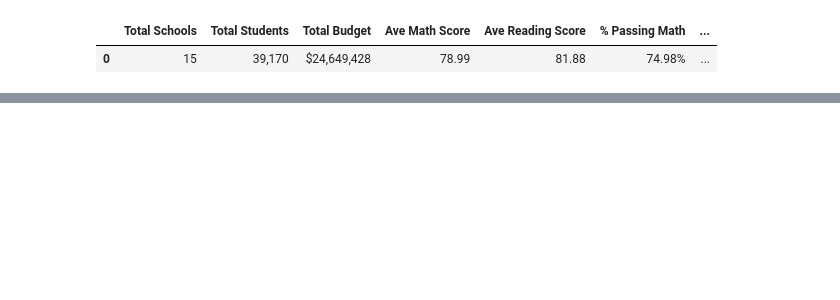
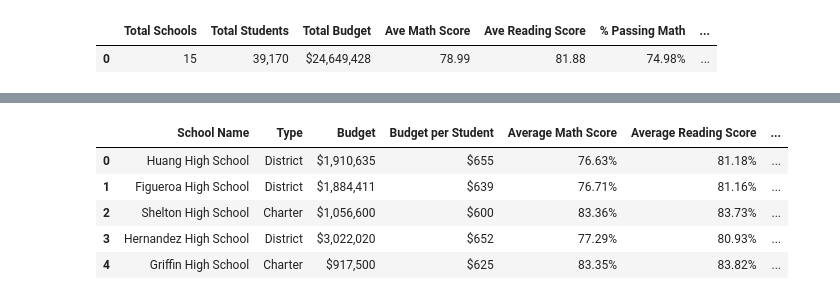
Before and after one commit to calindner/04---Assignment, a Jupyter notebook: AcedemyPy.ipynb, the cells around one changed output, grey strips where cells are left out. Saved outputs shown, nothing was run; the diff lists cells and outputs as text; code cells hidden in the pictures; blank space fills up the shorter version.

```diff
--- a/AcedemyPy.ipynb
+++ b/AcedemyPy.ipynb
@@ -118,0 +93,55 @@ School_Summary
+# %%
+
+school_summary = pd.concat([total_student_school,
+                          total_school_budget,
+                          per_student_budget,
+                          ave_math_school,
+                          ave_read_school,
+                          p_math_school,
+                          p_read_school,
+                          over_score_school], axis = 1)
+
+school_summary.reset_index=True
+
+school_summary = school_summary.rename(columns={"index": "School Name",
+                                               "student_name" : "Total Students",
+                                               "budget" : "Budget",
+                                               0: "Budget per Student",
+                                               "math_score" : "Average Math Score",
+                                               "reading_score": "Average Reading Score",
+                                               1 : "% Passing Math",
+                                               2 : "% Passing Reading",
+                                               3 : "Overall Passing"})
+
+school_summary = school_data.merge(school_summary, on="school_name")
+
+school_summary["Budget per Student"] = school_summary["Budget per Student"].astype(float).map("${:,.0f}".format)
+school_summary["Budget"] = school_summary["Budget"].astype(float).map("${:,.0f}".format)
+school_summary["Average Math Score"] = school_summary["Average Math Score"].astype(float).map("{:,.2f}%".format)
+school_summary["Average Reading Score"] = school_summary["Average Reading Score"].astype(float).map("{:,.2f}%".format)
+school_summary["% Passing Math"] = school_summary["% Passing Math"].astype(float).map("{:,.2f}%".format)
+school_summary["% Passing Reading"] = school_summary["% Passing Reading"].astype(float).map("{:,.2f}%".format)
+school_summary["Overall Passing"] = school_summary["Overall Passing"].astype(float).map("{:,.2f}%".format)
+
+school_summary = school_summary[["school_name",
+                                "type",
+                                "Budget",
+                                "Budget per Student",
+                                "Average Math Score",
+                                "Average Reading Score",
+                                "% Passing Math",
+                                "% Passing Reading",
+                                "Overall Passing"]]
+
+school_summary = school_summary.rename(columns={"school_name": "School Name",
+                                                "type": "Type"})
+del school_summary.index.name
+
+school_summary.head()
+# %% [output]
+|  | School Name | Type | Budget | Budget per Student | Average Math Score | Average Reading Score | ... |
+| 0 | Huang High School | District | $1,910,635 | $655 | 76.63% | 81.18% | ... |
+| 1 | Figueroa High School | District | $1,884,411 | $639 | 76.71% | 81.16% | ... |
+| 2 | Shelton High School | Charter | $1,056,600 | $600 | 83.36% | 83.73% | ... |
+| 3 | Hernandez High School | District | $3,022,020 | $652 | 77.29% | 80.93% | ... |
+| 4 | Griffin High School | Charter | $917,500 | $625 | 83.35% | 83.82% | ... |
```
Also changed, not shown: parts of 24 cells of this notebook.
